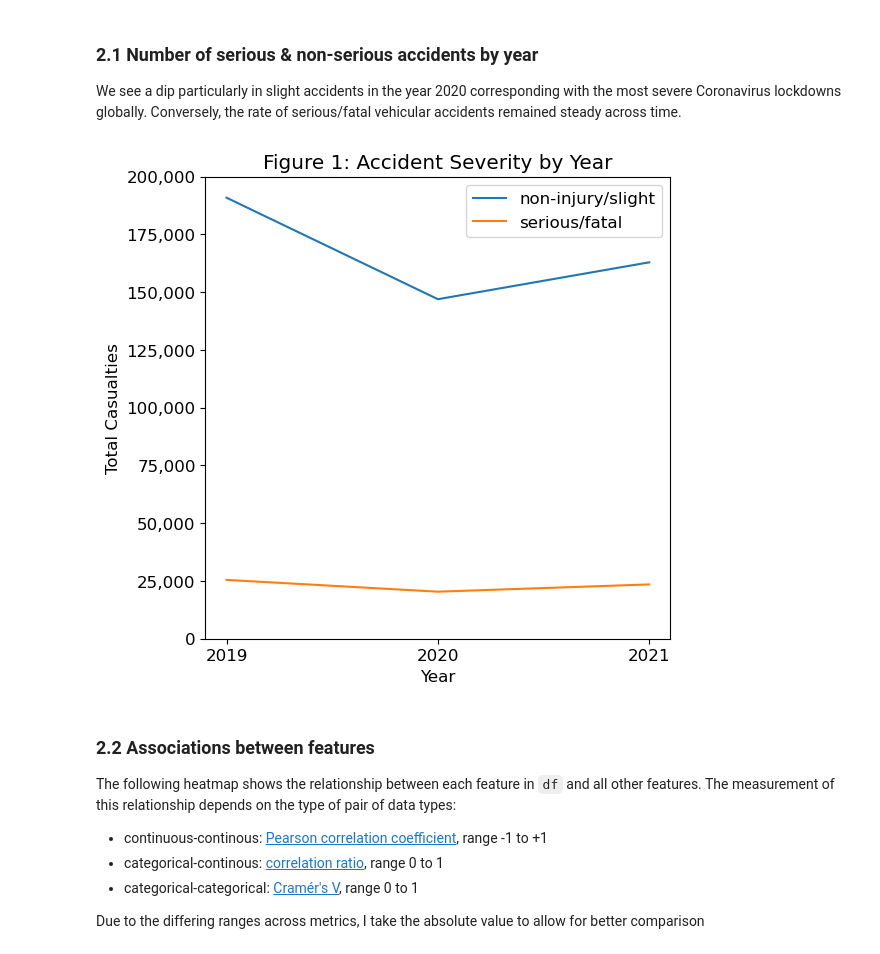
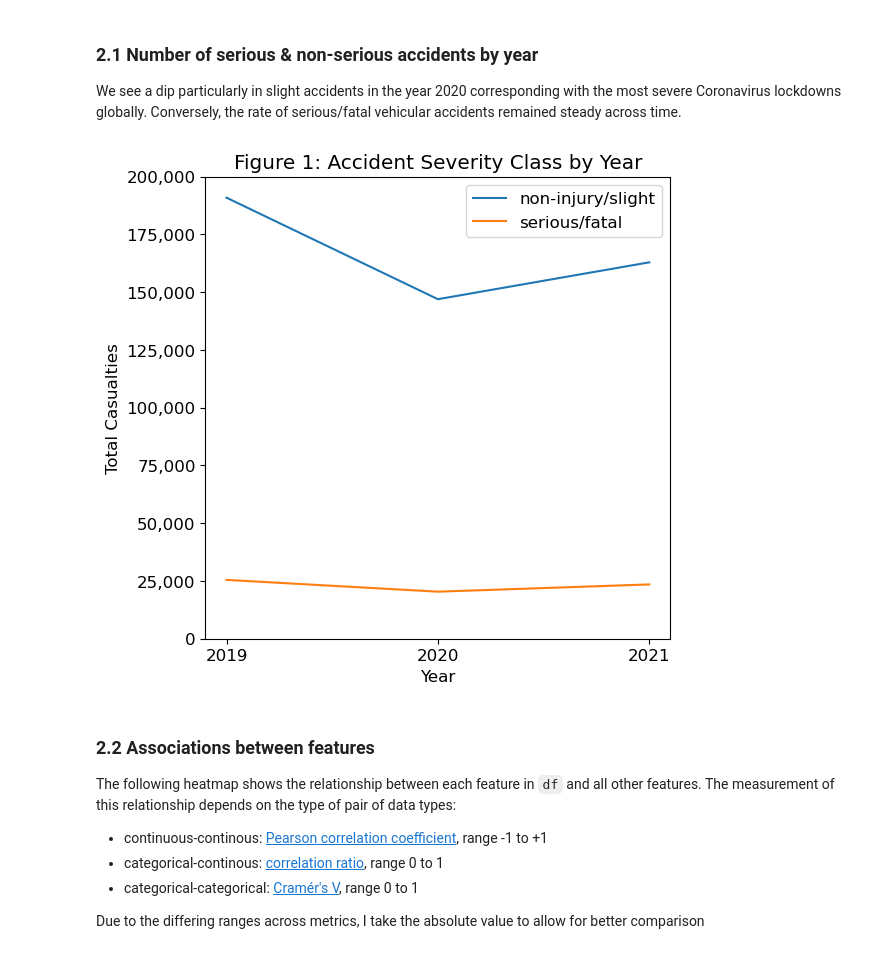
Before and after one commit to kingjosephm/gb_vehicle_injuries, a Jupyter notebook: analysis.ipynb, the cells around one changed output. Saved outputs shown, nothing was run; the diff lists cells and outputs as text; code cells hidden in the pictures.

```diff
--- a/analysis.ipynb
+++ b/analysis.ipynb
@@ -198,19 +223,19 @@ acc_yr = df.groupby('accident_year')['casualty_worst'].value_counts().rename('to
 # %%
 plt.figure(figsize=(6,6))
 acc_yr_0 = acc_yr[acc_yr['casualty_worst']==0]
 acc_yr_1 = acc_yr[acc_yr['casualty_worst']==1]
 ax = sns.lineplot(acc_yr_0, x='accident_year', y='total', label='non-injury/slight')
 ax = sns.lineplot(acc_yr_1, x='accident_year', y='total', label='serious/fatal')
 ax.yaxis.set_major_formatter(mpl.ticker.StrMethodFormatter('{x:,.0f}'))
 plt.legend()
 plt.ylim(0, 200_000)
 plt.ylabel('Total Casualties')
 plt.xlabel('Year')
 plt.xticks(range(2019, 2022))
-plt.title("Figure 1: Accident Severity by Year")
+plt.title("Figure 1: Accident Severity Class by Year")
 plt.show()
 # %% [output]
-[figure, old version]
+[figure, new version]
 # %% [markdown]
 ### 2.2 Associations between features
 
```
Also changed, not shown: parts of 33 cells of this notebook.
